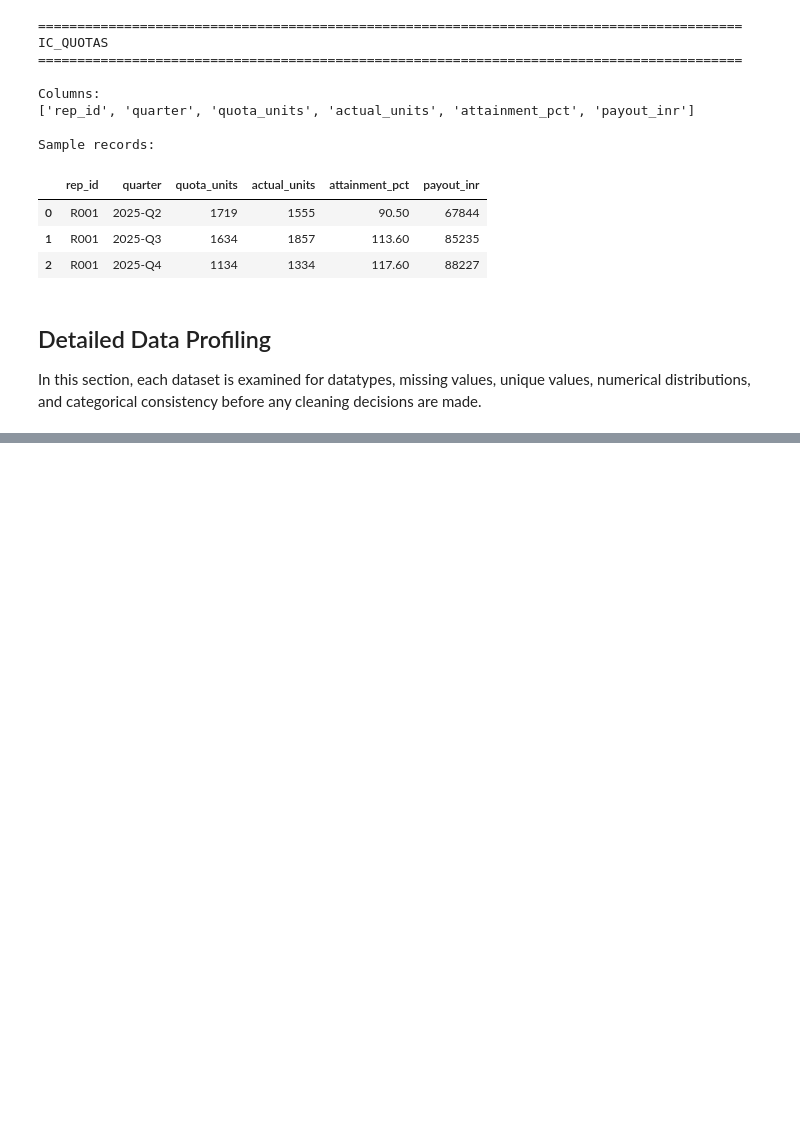
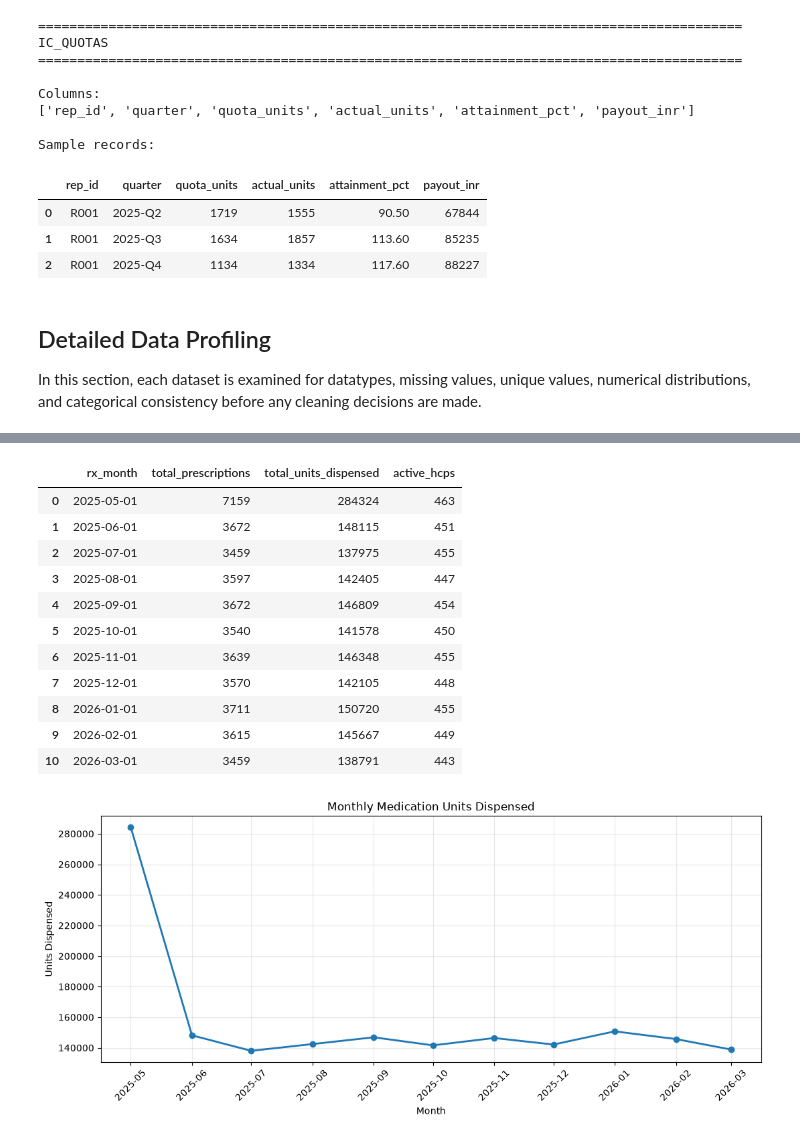
Before and after one commit to anupam-devcodes/rxguide-hcp-analytics, a Jupyter notebook: notebooks/01_data_cleaning_and_eda.ipynb, the cells around one changed output, grey strips where cells are left out. Saved outputs shown, nothing was run; the diff lists cells and outputs as text; code cells hidden in the pictures; blank space fills up the shorter version.

```diff
--- a/notebooks/01_data_cleaning_and_eda.ipynb
+++ b/notebooks/01_data_cleaning_and_eda.ipynb
@@ -262,0 +702,19 @@ NameError: name 'datasets' is not defined
+# %%
+# Convert actual calendar-date columns
+
+sales_reps["hire_date"] = pd.to_datetime(
+    sales_reps["hire_date"],
+    errors="coerce"
+)
+
+calls["call_date"] = pd.to_datetime(
+    calls["call_date"],
+    errors="coerce"
+)
+
+prescriptions["rx_month"] = pd.to_datetime(
+    prescriptions["rx_month"],
+    errors="coerce"
+)
+
+print("Date columns converted successfully.")
@@ -262,0 +1522,44 @@ NameError: name 'datasets' is not defined
+# %%
+monthly_trend = (
+    prescriptions_monthly
+    .groupby("rx_month", as_index=False)
+    .agg(
+        total_prescriptions=("rx_count", "sum"),
+        total_units_dispensed=("units_dispensed", "sum"),
+        active_hcps=("hcp_id", "nunique"),
+    )
+    .sort_values("rx_month")
+)
+
+display(monthly_trend)
+
+plt.figure(figsize=(11, 5))
+
+plt.plot(
+    monthly_trend["rx_month"],
+    monthly_trend["total_units_dispensed"],
+    marker="o",
+    linewidth=2
+)
+
+plt.title("Monthly Medication Units Dispensed")
+plt.xlabel("Month")
+plt.ylabel("Units Dispensed")
+plt.grid(alpha=0.3)
+plt.xticks(rotation=45)
+plt.tight_layout()
+plt.show()
+# %% [output]
+|  | rx_month | total_prescriptions | total_units_dispensed | active_hcps |
+| 0 | 2025-05-01 | 7159 | 284324 | 463 |
+| 1 | 2025-06-01 | 3672 | 148115 | 451 |
+| 2 | 2025-07-01 | 3459 | 137975 | 455 |
+| 3 | 2025-08-01 | 3597 | 142405 | 447 |
+| 4 | 2025-09-01 | 3672 | 146809 | 454 |
+| 5 | 2025-10-01 | 3540 | 141578 | 450 |
+| 6 | 2025-11-01 | 3639 | 146348 | 455 |
+| 7 | 2025-12-01 | 3570 | 142105 | 448 |
+| 8 | 2026-01-01 | 3711 | 150720 | 455 |
+| 9 | 2026-02-01 | 3615 | 145667 | 449 |
+| 10 | 2026-03-01 | 3459 | 138791 | 443 |
+[figure, added]
```
Also changed, not shown: parts of 45 cells of this notebook, 8 other files.
